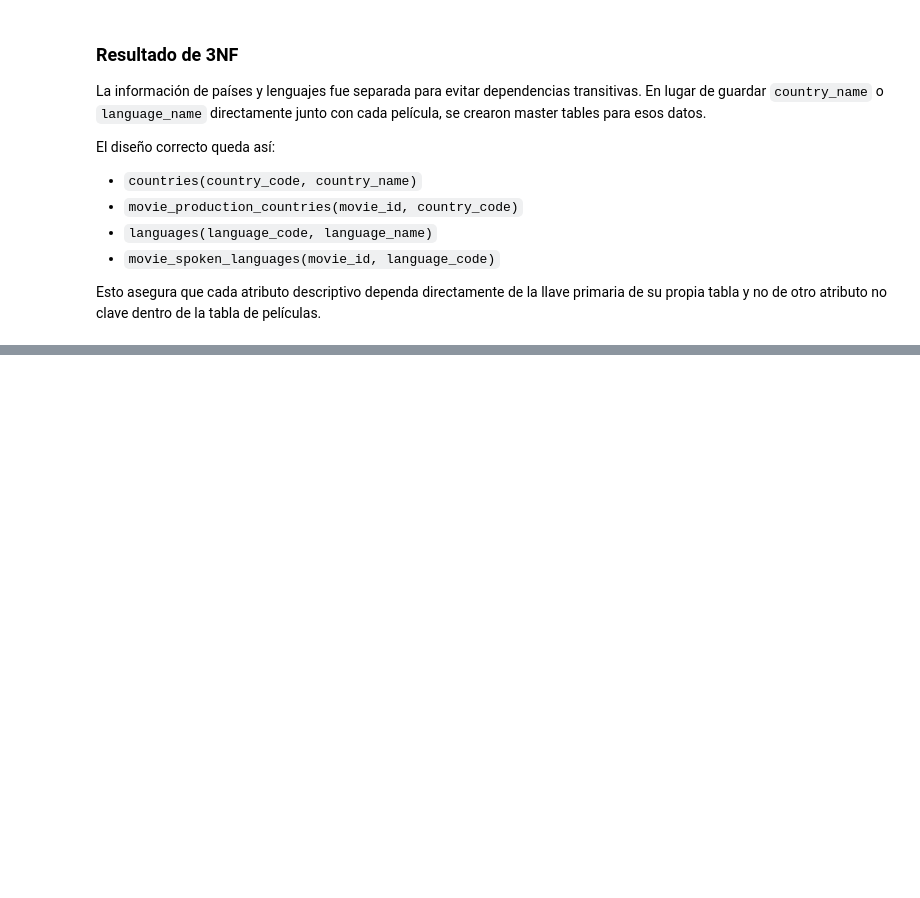
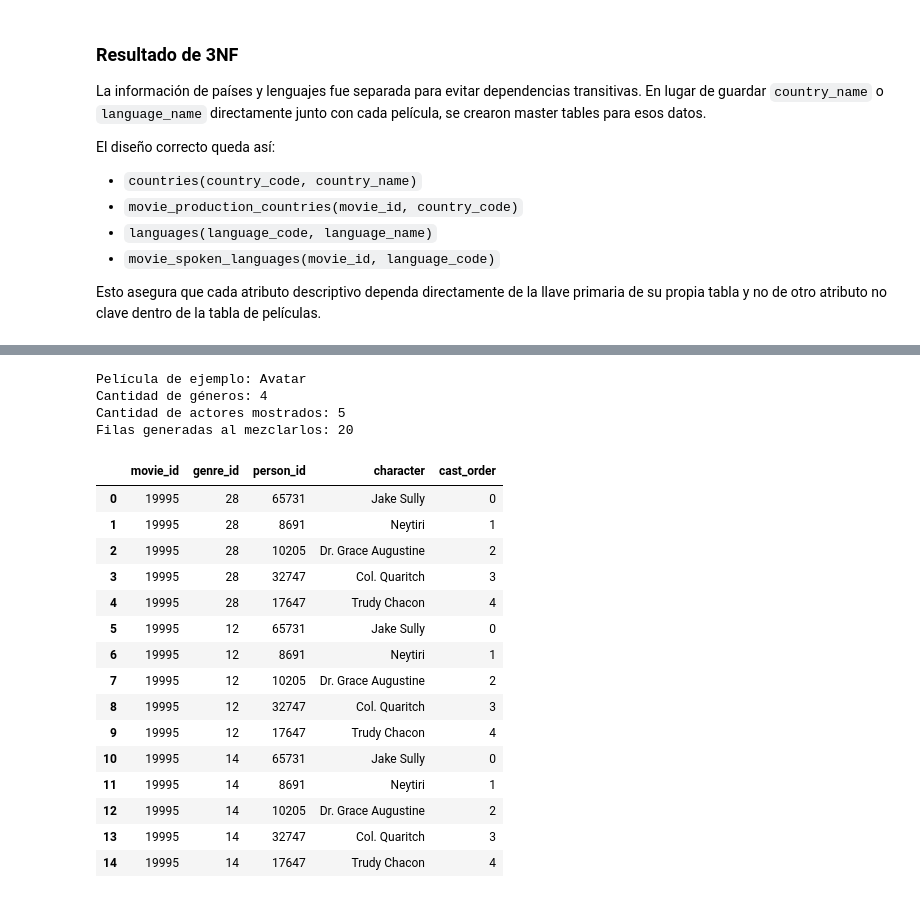
Before and after one commit to Morales222/Asignacion-3-Base-de-Datos, a Jupyter notebook: notebook-asignacion-3.ipynb, the cells around one changed output, grey strips where cells are left out. Saved outputs shown, nothing was run; the diff lists cells and outputs as text; code cells hidden in the pictures; blank space fills up the shorter version.

```diff
--- a/notebook-asignacion-3.ipynb
+++ b/notebook-asignacion-3.ipynb
@@ -464,0 +524,39 @@ Esto asegura que cada atributo descriptivo dependa directamente de la llave prim
+# %%
+# Un ejemplo de problema que 4NF evita:
+# Si mezclamos los géneros y los actores en una misma tabla, se generan combinaciones repetidas.
+
+movie_id_example = movies.iloc[0]["id"]
+movie_title_example = movies.iloc[0]["title"]
+
+genres_example = movie_genres[movie_genres["movie_id"] == movie_id_example]
+cast_example = movie_cast[movie_cast["movie_id"] == movie_id_example].head(5)
+
+combinacion_incorrecta = genres_example.merge(cast_example, on="movie_id", how="inner")
+
+print("Película de ejemplo:", movie_title_example)
+print("Cantidad de géneros:", len(genres_example))
+print("Cantidad de actores mostrados:", len(cast_example))
+print("Filas generadas al mezclarlos:", len(combinacion_incorrecta))
+
+display(combinacion_incorrecta.head(15))
+# %% [output]
+Película de ejemplo: Avatar
+Cantidad de géneros: 4
+Cantidad de actores mostrados: 5
+Filas generadas al mezclarlos: 20
+|  | movie_id | genre_id | person_id | character | cast_order |
+| 0 | 19995 | 28 | 65731 | Jake Sully | 0 |
+| 1 | 19995 | 28 | 8691 | Neytiri | 1 |
+| 2 | 19995 | 28 | 10205 | Dr. Grace Augustine | 2 |
+| 3 | 19995 | 28 | 32747 | Col. Quaritch | 3 |
+| 4 | 19995 | 28 | 17647 | Trudy Chacon | 4 |
+| 5 | 19995 | 12 | 65731 | Jake Sully | 0 |
+| 6 | 19995 | 12 | 8691 | Neytiri | 1 |
+| 7 | 19995 | 12 | 10205 | Dr. Grace Augustine | 2 |
+| 8 | 19995 | 12 | 32747 | Col. Quaritch | 3 |
+| 9 | 19995 | 12 | 17647 | Trudy Chacon | 4 |
+| 10 | 19995 | 14 | 65731 | Jake Sully | 0 |
+| 11 | 19995 | 14 | 8691 | Neytiri | 1 |
+| 12 | 19995 | 14 | 10205 | Dr. Grace Augustine | 2 |
+| 13 | 19995 | 14 | 32747 | Col. Quaritch | 3 |
+| 14 | 19995 | 14 | 17647 | Trudy Chacon | 4 |
```
Also changed, not shown: parts of 3 cells of this notebook.
